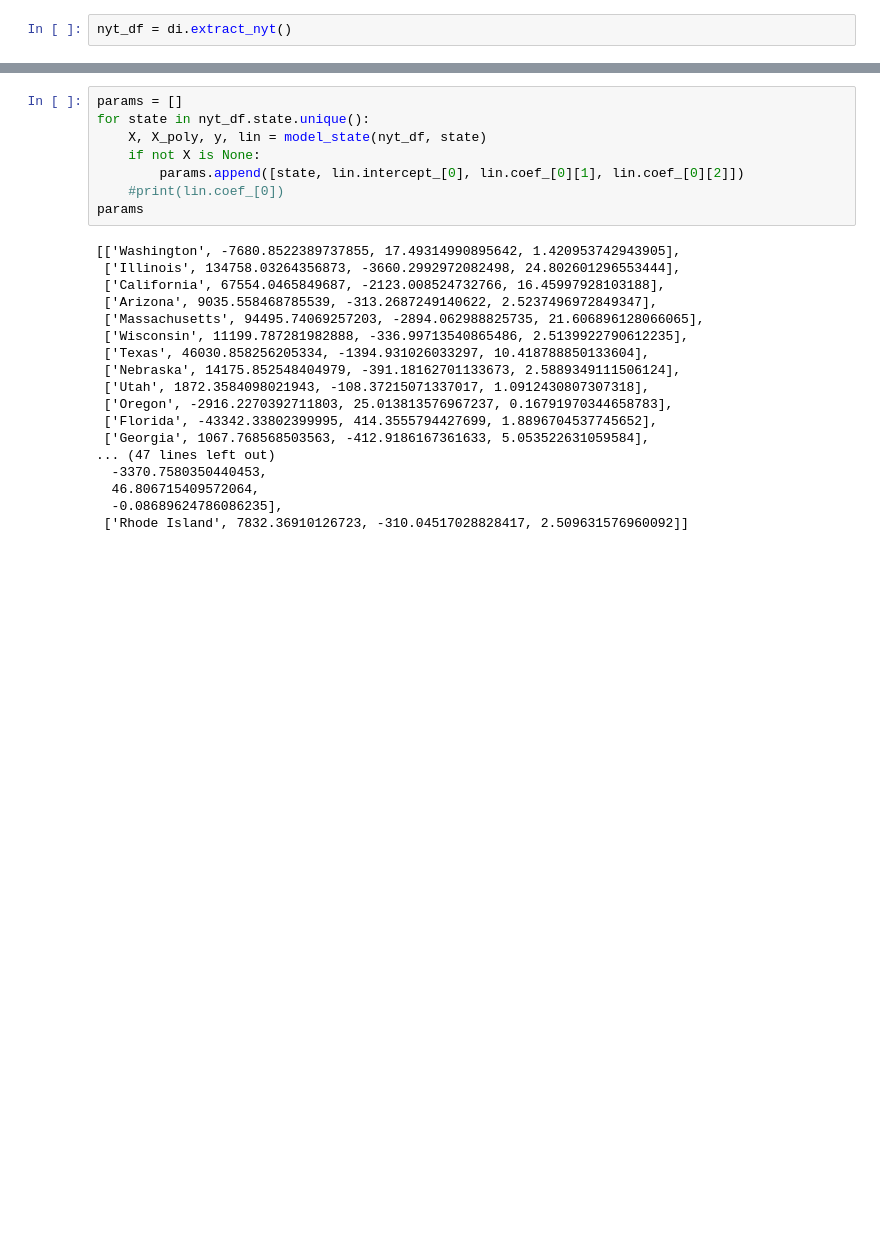
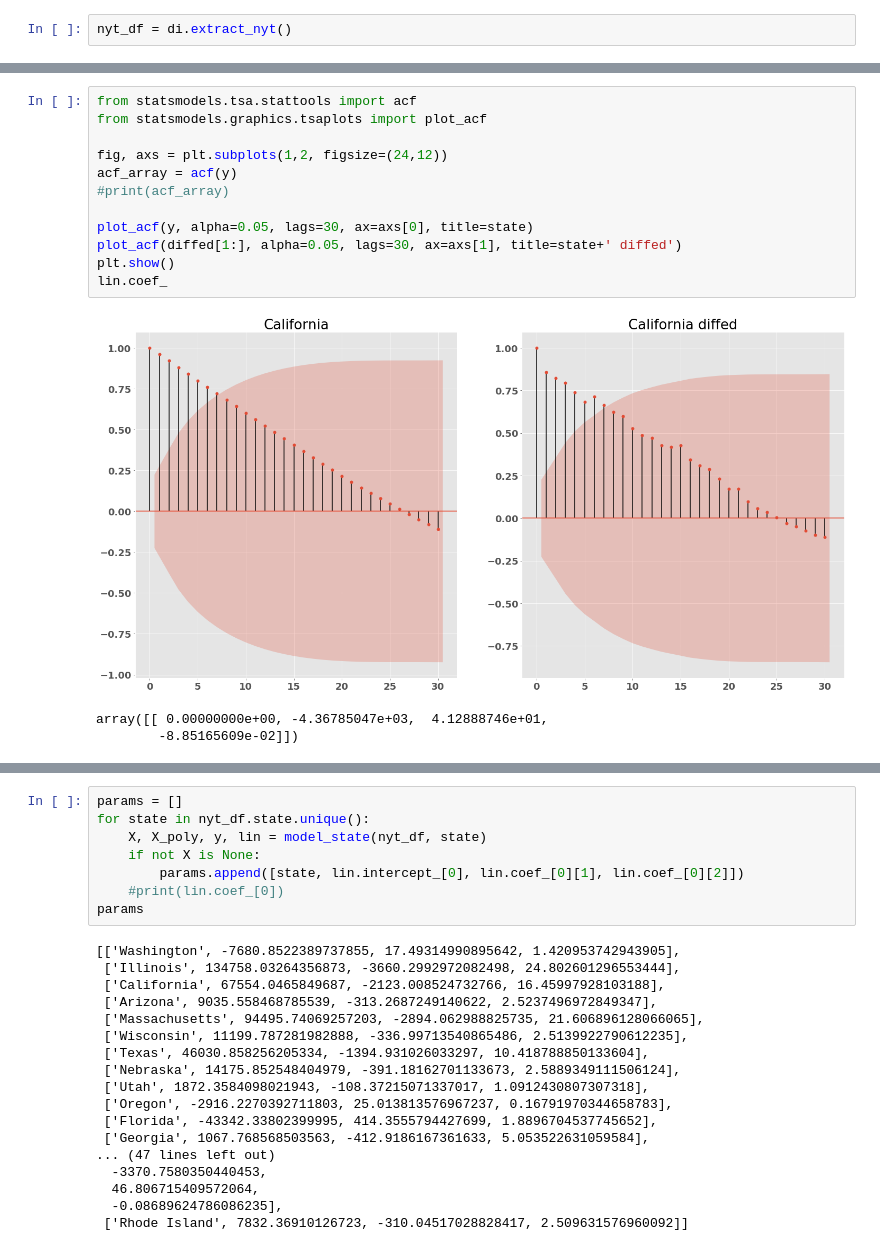
Before and after one commit to ian-branum/predicting-coronavirus, a Jupyter notebook: TS.ipynb, the cells around one changed output, grey strips where cells are left out. Saved outputs shown, nothing was run; the diff lists cells and outputs as text; blank space fills up the shorter version.

```diff
--- a/TS.ipynb
+++ b/TS.ipynb
@@ -57,0 +59,16 @@ plt.show()
+# %%
+from statsmodels.tsa.stattools import acf
+from statsmodels.graphics.tsaplots import plot_acf
+
+fig, axs = plt.subplots(1,2, figsize=(24,12))
+acf_array = acf(y)
+#print(acf_array)
+
+plot_acf(y, alpha=0.05, lags=30, ax=axs[0], title=state)
+plot_acf(diffed[1:], alpha=0.05, lags=30, ax=axs[1], title=state+' diffed')
+plt.show()
+lin.coef_
+# %% [output]
+[figure, added]
+array([[ 0.00000000e+00, -4.36785047e+03,  4.12888746e+01,
+        -8.85165609e-02]])
```
Also changed, not shown: parts of 15 cells of this notebook, 19 other files.
